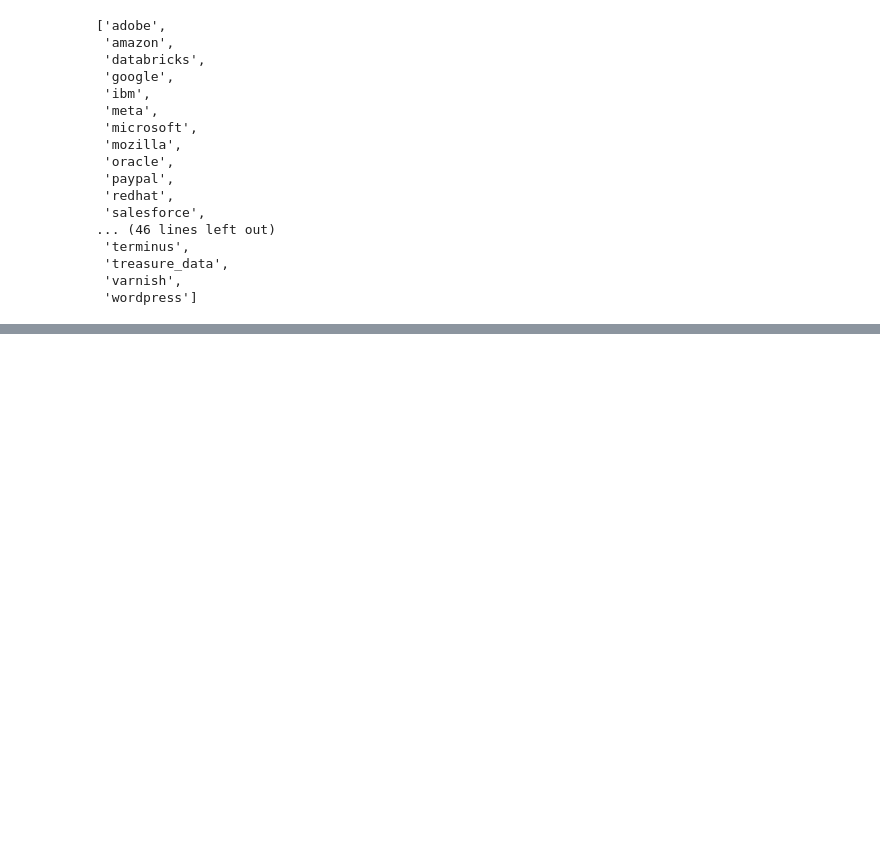
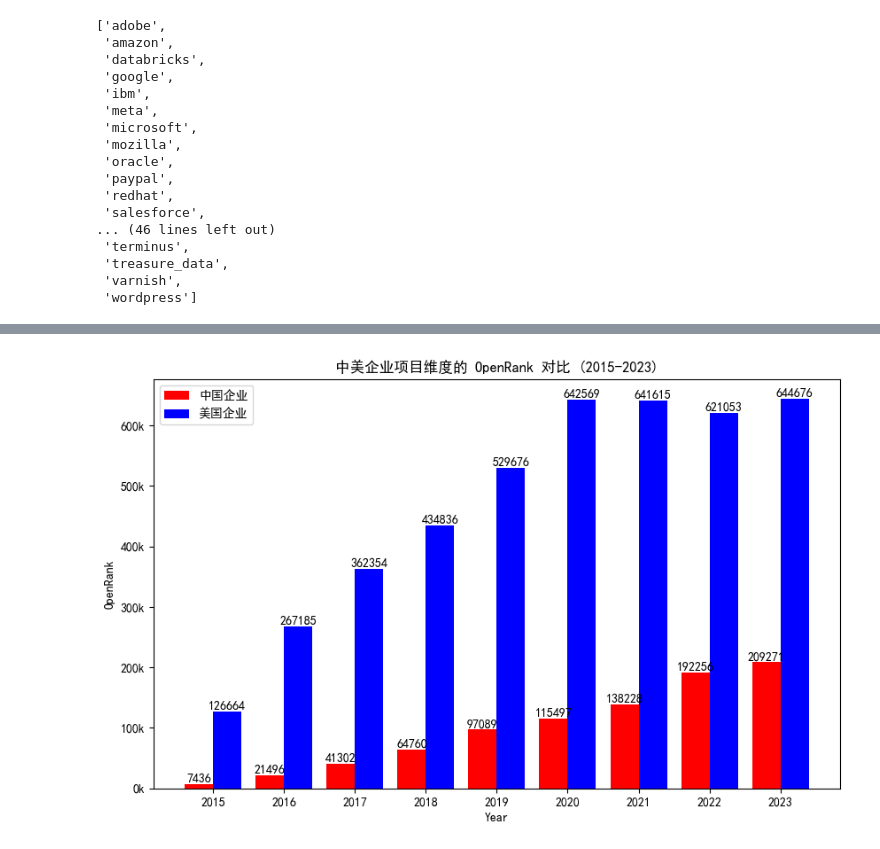
Before and after one commit to zhicheng-ning/eoss_observe, a Jupyter notebook: eoss_observe/openrank_proportion_of_chinese_companies.ipynb, the cells around one changed output, grey strips where cells are left out. Drawn from its saved outputs; the diff is of its cells as text; code cells hidden in the pictures; blank space fills up the shorter version.

```diff
--- a/eoss_observe/openrank_proportion_of_chinese_companies.ipynb
+++ b/eoss_observe/openrank_proportion_of_chinese_companies.ipynb
@@ -135,0 +130,50 @@ plt.show()
+# %%
+# 中美企业的 OpenRank 对比（项目仓库维度）
+import matplotlib.ticker as ticker
+
+years = list(year_range)
+idx_list = list(range(len(chinese_list)))
+chinese_company_list = [0] * len(idx_list)
+usa_company_list = [0] * len(idx_list)
+
+for idx in idx_list:
+    chinese_total = sum(entry.value for entry in chinese_list[idx].data)
+    usa_total = sum(entry.value for entry in global_list[idx].data if
+                    entry.item.name.lower() in (name.lower() for name in usa_companies))
+    chinese_company_list[idx] = chinese_total
+    usa_company_list[idx] = usa_total
+
+# 创建柱状图
+plt.figure(figsize=(10, 6))
+bars_chinese = plt.bar([year - 0.2 for year in years], chinese_company_list, width=0.4, color='red', label='中国企业')
+bars_usa = plt.bar([year + 0.2 for year in years], usa_company_list, width=0.4, color='blue', label='美国企业')
+
+
+# 定义一个函数用来格式化y轴的刻度标签为千 (k) 单位
+def k_formatter(x, pos):
+    return '%1.0fk' % (x * 1e-3)
+
+# 设置y轴的格式化函数
+plt.gca().yaxis.set_major_formatter(ticker.FuncFormatter(k_formatter))
+
+# 为每个柱子添加y值
+def add_value_labels(bars):
+    for bar in bars:
+        height = bar.get_height()
+        plt.text(bar.get_x() + bar.get_width() / 2, height, f'{height:.0f}', ha='center', va='bottom')
+
+
+add_value_labels(bars_chinese)
+add_value_labels(bars_usa)
+
+# 添加标题和标签
+plt.xlabel('Year')
+plt.ylabel('OpenRank')
+plt.title('中美企业项目维度的 OpenRank 对比 (2015-2023)')
+plt.xticks(years)
+plt.legend()
+
+# 显示图表
+plt.show()
+# %% [output]
+[figure, added]
```
Also changed, not shown: parts of 1 cell of this notebook.
